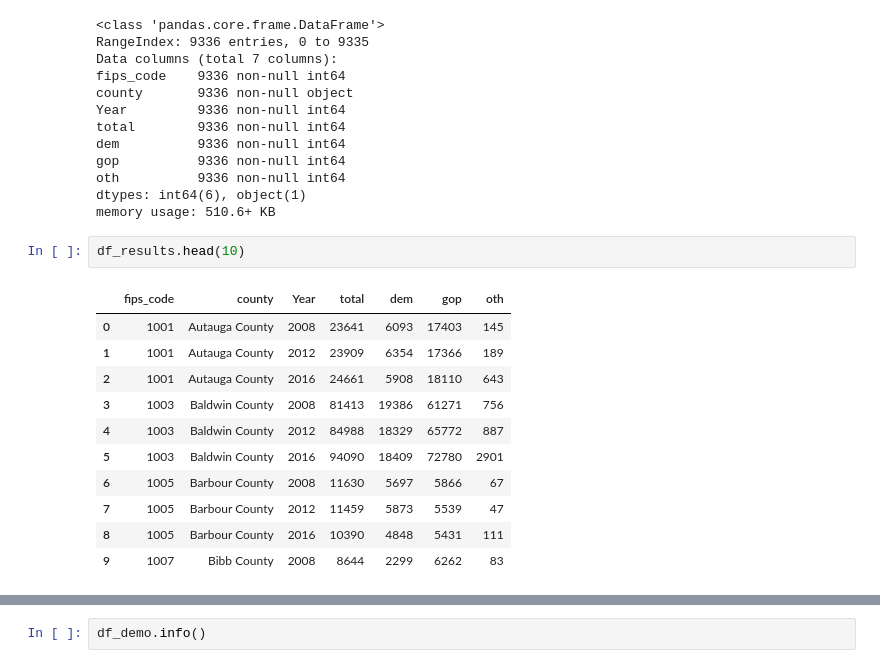
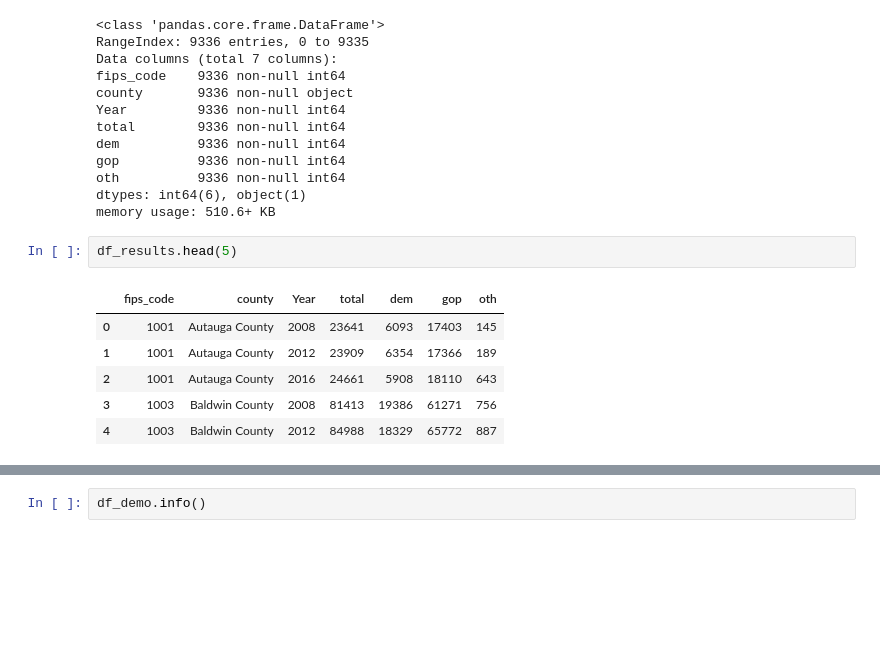
Before and after one commit to slgregoire/election, a Jupyter notebook: Election EDA.ipynb, the cells around one changed output, grey strips where cells are left out. Saved outputs shown, nothing was run; the diff lists cells and outputs as text; blank space fills up the shorter version.

```diff
--- a/Election EDA.ipynb
+++ b/Election EDA.ipynb
@@ -34,16 +28,11 @@ oth          9336 non-null int64
 dtypes: int64(6), object(1)
 memory usage: 510.6+ KB
 # %%
-df_results.head(10)
+df_results.head(5)
 # %% [output]
 |  | fips_code | county | Year | total | dem | gop | oth |
 | 0 | 1001 | Autauga County | 2008 | 23641 | 6093 | 17403 | 145 |
 | 1 | 1001 | Autauga County | 2012 | 23909 | 6354 | 17366 | 189 |
 | 2 | 1001 | Autauga County | 2016 | 24661 | 5908 | 18110 | 643 |
 | 3 | 1003 | Baldwin County | 2008 | 81413 | 19386 | 61271 | 756 |
 | 4 | 1003 | Baldwin County | 2012 | 84988 | 18329 | 65772 | 887 |
-| 5 | 1003 | Baldwin County | 2016 | 94090 | 18409 | 72780 | 2901 |
-| 6 | 1005 | Barbour County | 2008 | 11630 | 5697 | 5866 | 67 |
-| 7 | 1005 | Barbour County | 2012 | 11459 | 5873 | 5539 | 47 |
-| 8 | 1005 | Barbour County | 2016 | 10390 | 4848 | 5431 | 111 |
-| 9 | 1007 | Bibb County | 2008 | 8644 | 2299 | 6262 | 83 |
```
Also changed, not shown: parts of 21 cells of this notebook, 2 other files.
